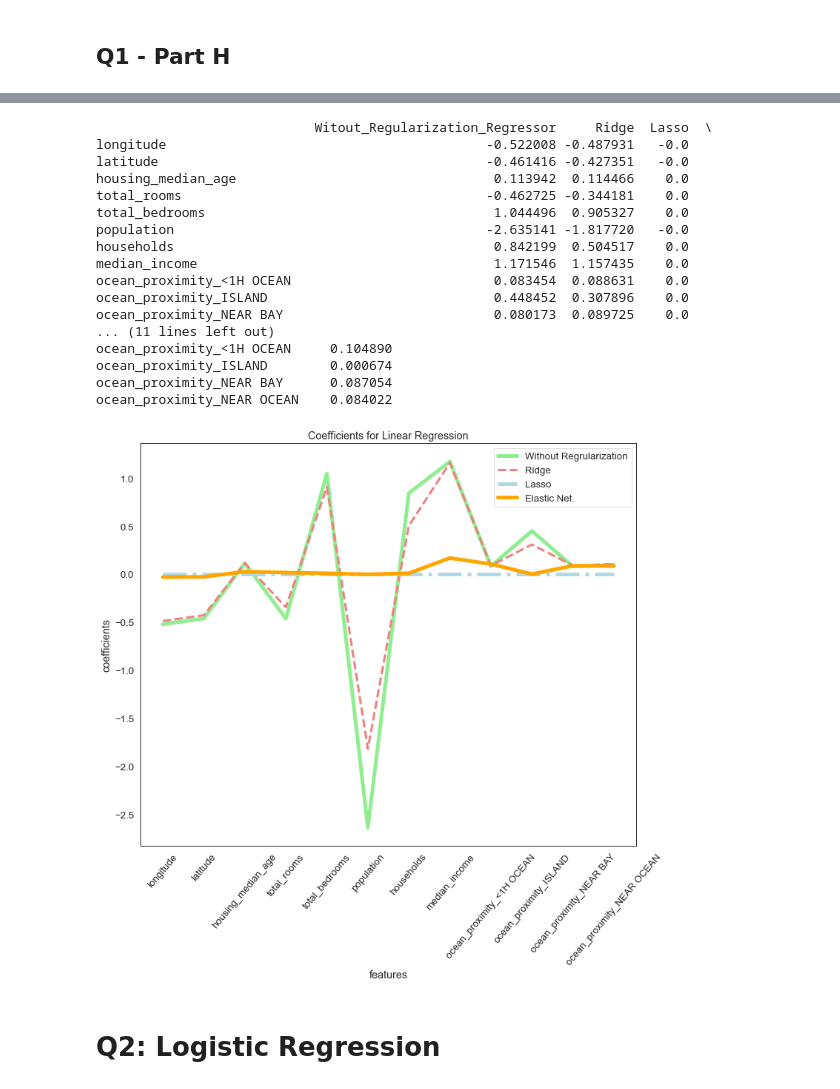
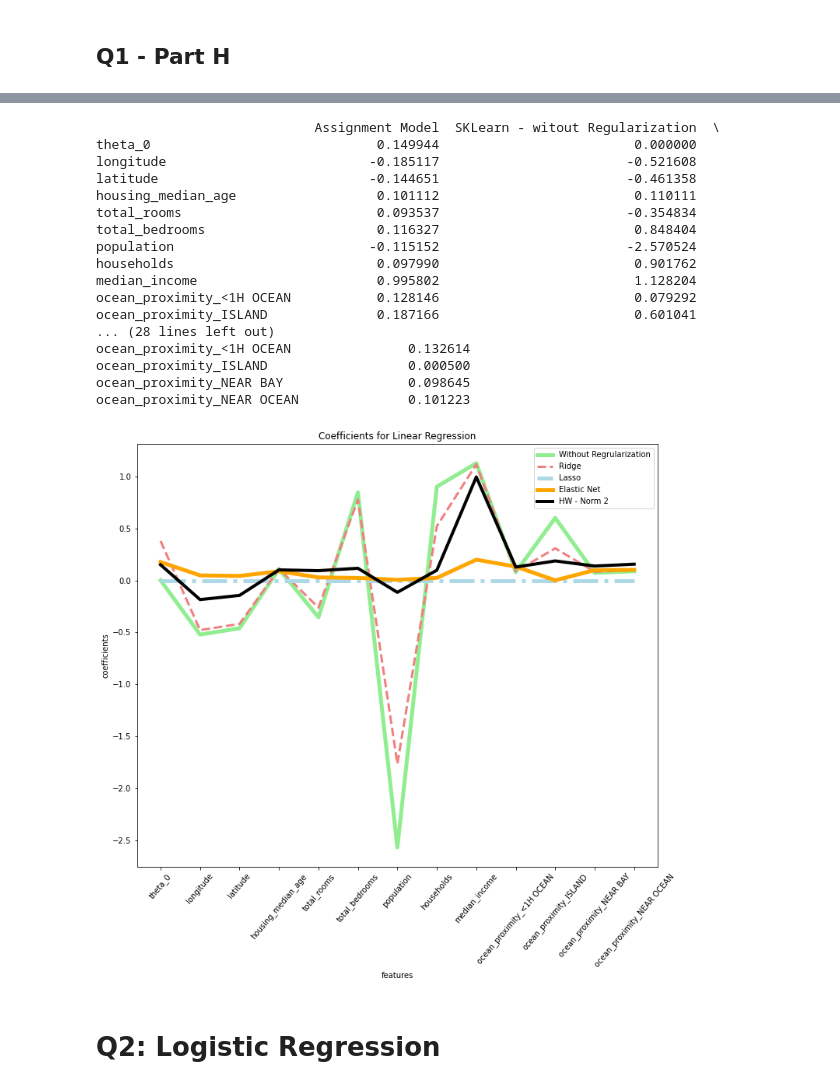
Before and after one commit to a-m-kyp/ML-HW, a Jupyter notebook: HW#2.ipynb, the cells around one changed output, grey strips where cells are left out. Saved outputs shown, nothing was run; the diff lists cells and outputs as text; code cells hidden in the pictures.

```diff
--- a/HW#2.ipynb
+++ b/HW#2.ipynb
@@ -439,7 +420,7 @@ for alpha in alpha_list:
     for regul_param in lambda_list:
         random_theta = np.random.rand(x_train.shape[1]) * 5 + 5 # random values between 5 and 10
         last_theta, theta_history, train_loss_history, validation_loss_history = fit_linear_regression(x_train, y_train, x_validation, y_validation, random_theta , alpha=alpha, regularization_parameter=regul_param)
-        plot_train_validation_loss(train_loss_history, validation_loss_history, alpha, regul_param)
+        plot_loss_train_validation(train_loss_history, validation_loss_history, alpha, regul_param)
         y_predict = linear_regression_predict(x_test, last_theta)
         mean_squared_error = calculate_mse(y_test, y_predict)
         alpha_lambda_coeff_loss_mse_df = alpha_lambda_coeff_loss_mse_df.append({"alpha": alpha, "lambda": regul_param, "coeffs": last_theta, "loss": validation_loss_history[-1], "mse": mean_squared_error}, ignore_index=True)
@@ -776,7 +628,7 @@ regressor_fit_coeffs = regressor_fit.coef_
 mse_list = []
 model_list = []
 for alpha in alpha_values:
-    ridge_regression = Ridge(alpha=alpha, fit_intercept=True, normalize=False, copy_X=True, tol=0.001, solver='auto', random_state=None)
+    ridge_regression = Ridge(alpha=alpha, fit_intercept=False, normalize=False, copy_X=True, tol=0.001, solver='auto', random_state=None)
     mse = cross_val_score(ridge_regression, x_train, y_train, scoring='neg_mean_squared_error', cv=10)
     mse_list.append(mse.mean())
 
@@ -784,7 +636,7 @@ print("mse_list:", mse_list)
 min_mse_index = np.argmin(mse_list)
 print("min_mse_index:", min_mse_index)
 
-best_ridge_model = Ridge(alpha=alpha_values[min_mse_index], fit_intercept=True, normalize=False, copy_X=True, tol=0.001, solver='auto', random_state=None)
+best_ridge_model = Ridge(alpha=alpha_values[min_mse_index], fit_intercept=False, normalize=False, copy_X=True, tol=0.001, solver='auto', random_state=None)
 best_ridge_model_fit = best_ridge_model.fit(x_train, y_train)
 best_ridge_coeffs = best_ridge_model_fit.coef_
 
@@ -799,7 +651,7 @@ print("alpha:", alpha_values[min_mse_index], "| mse:", mse_list[min_mse_index],
 
 mse_list = []
 for alpha in alpha_values:
-    lasso_regression = Lasso(alpha=alpha, fit_intercept=True, precompute=True, copy_X=True, tol=0.0001, selection='random')
+    lasso_regression = Lasso(alpha=alpha, fit_intercept=False, precompute=True, copy_X=True, tol=0.0001, selection='random')
     mse = cross_val_score(lasso_regression, x_train, y_train, scoring='neg_mean_squared_error', cv=5)
     mse_list.append(mse.mean())
 
@@ -807,9 +659,10 @@ print("mse_list:", mse_list)
 min_mse_index = np.argmin(mse_list)
 print("min_mse_index:", min_mse_index)
 
-best_lasso_regression_model = Lasso(alpha=alpha_values[min_mse_index], fit_intercept=True, normalize=True, precompute=True, copy_X=True, tol=0.0001, warm_start=False, random_state=None, selection='cyclic')
+best_lasso_regression_model = Lasso(alpha=alpha_values[min_mse_index], fit_intercept=False, normalize=True, precompute=True, copy_X=True, tol=0.0001, warm_start=False, random_state=None, selection='cyclic')
 best_lasso_regression_fit = best_lasso_regression_model.fit(x_train, y_train)
 best_lasso_coeffs = best_lasso_regression_fit.coef_
+
 print("Lasso Regression report:")
 print("alpha:", alpha_values[min_mse_index], "| mse:", mse_list[min_mse_index], "| coefficients:", best_lasso_coeffs)
 
@@ -823,14 +676,15 @@ print("alpha:", alpha_values[min_mse_index], "| mse:", mse_list[min_mse_index],
 mse_list = []
 for alpha in alpha_values:
     for ratio in l1_ratio:
-        elasticnet_regression = ElasticNet(alpha=alpha, l1_ratio=ratio, fit_intercept=True, normalize=False, precompute=False, copy_X=True, tol=0.0001, warm_start=False, positive=False, random_state=None, selection='cyclic')
+        elasticnet_regression = ElasticNet(alpha=alpha, l1_ratio=ratio, fit_intercept=False, normalize=False, precompute=False, copy_X=True)
         mse = cross_val_score(lasso_regression, x_train, y_train, scoring='neg_mean_absolute_error', cv=5)
         mse_list.append([mse.mean(), alpha, ratio])
 
 min_mse_index = np.argmin(mse_list[0])
-best_elasticnet_regression_model = ElasticNet(alpha=mse_list[min_mse_index][1], l1_ratio=mse_list[min_mse_index][2], fit_intercept=True, copy_X=True, tol=0.00001)
+best_elasticnet_regression_model = ElasticNet(alpha=mse_list[min_mse_index][1], l1_ratio=mse_list[min_mse_index][2], fit_intercept=False, copy_X=True, tol=0.0001)
 best_elasticnet_regression_fit = best_elasticnet_regression_model.fit(x_train, y_train)
 best_elasticnet_coeffs = best_elasticnet_regression_fit.coef_
+
 print("ElasticNet Regression report:")
 print("alpha:", mse_list[min_mse_index][1], "| l1_ratio:", mse_list[min_mse_index][2], "| mse:", mse_list[min_mse_index][0], "| coefficients:", best_elasticnet_coeffs)
 # %% [output]
@@ -856,47 +724,49 @@ array([-0., -0.,  0.,  0.,  0., -0.,  0.,  0.,  0.,  0.,  0.,  0.])
 # %%
 comparing_models = pd.DataFrame({
-    # 'my_model': best_coeffs,
-    'Witout_Regularization_Regressor': regressor_fit_coeffs[0],
-    'Ridge': best_ridge_coeffs[0],
-    'Lasso': best_lasso_coeffs,
-    'ElasticNet': best_elasticnet_coeffs}, index=feature_columns)
+    'Assignment Model': coeffs,
+    'SKLearn - witout Regularization': regressor_fit_coeffs[0],
+    'SKLearn - Ridge': best_ridge_coeffs[0],
+    'SKLearn - Lasso': best_lasso_coeffs,
+    'SKLearn - ElasticNet': best_elasticnet_coeffs}, index=feature_columns)
 
 # Highlighting coefficient estimates with value '0'
 comparing_models.style.background_gradient(cmap='coolwarm')
 print(comparing_models)
 
 len_of_feature_columns = len(feature_columns)
 plt.figure(figsize=(12,10))
 # plt.plot(range(len(feature_columns)),comparing_models[''], label='my_model')
-plt.plot(range(len_of_feature_columns),comparing_models['Witout_Regularization_Regressor'], label='Without Regrularization', color='lightgreen', linewidth=5)
-plt.plot(range(len_of_feature_columns),comparing_models['Ridge'], label='Ridge', color='lightcoral', linestyle='--', linewidth=3)
-plt.plot(range(len_of_feature_columns),comparing_models['Lasso'], label='Lasso', color='lightblue', linestyle='dashdot', linewidth=5)
-plt.plot(range(len_of_feature_columns),comparing_models['ElasticNet'], label='Elastic Net', color='orange', linewidth=5)
+
+plt.plot(range(len_of_feature_columns),comparing_models['SKLearn - witout Regularization'], label='Without Regrularization', color='lightgreen', linewidth=5)
+plt.plot(range(len_of_feature_columns),comparing_models['SKLearn - Ridge'], label='Ridge', color='lightcoral', linestyle='--', linewidth=3)
+plt.plot(range(len_of_feature_columns),comparing_models['SKLearn - Lasso'], label='Lasso', color='lightblue', linestyle='dashdot', linewidth=5)
+plt.plot(range(len_of_feature_columns),comparing_models['SKLearn - ElasticNet'], label='Elastic Net', color='orange', linewidth=5)
+plt.plot(range(len_of_feature_columns),comparing_models['Assignment Model'], label='HW - Norm 2', color='black', linestyle='-', linewidth=4)
 plt.xticks(range(len(feature_columns)),feature_columns,rotation=50)
 plt.title("Coefficients for Linear Regression")
-plt.ylabel("coefficients")
-plt.xlabel("features")
+plt.ylabel("Coefficients")
+plt.xlabel("Features")
 plt.legend()
 plt.show()
 # %% [output]
-                            Witout_Regularization_Regressor     Ridge  Lasso  \
-longitude                                         -0.522008 -0.487931   -0.0
-latitude                                          -0.461416 -0.427351   -0.0
-housing_median_age                                 0.113942  0.114466    0.0
-total_rooms                                       -0.462725 -0.344181    0.0
-total_bedrooms                                     1.044496  0.905327    0.0
-population                                        -2.635141 -1.817720   -0.0
-households                                         0.842199  0.504517    0.0
-median_income                                      1.171546  1.157435    0.0
-ocean_proximity_<1H OCEAN                          0.083454  0.088631    0.0
-ocean_proximity_ISLAND                             0.448452  0.307896    0.0
-ocean_proximity_NEAR BAY                           0.080173  0.089725    0.0
-... (11 lines left out)
-ocean_proximity_<1H OCEAN     0.104890
-ocean_proximity_ISLAND        0.000674
-ocean_proximity_NEAR BAY      0.087054
-ocean_proximity_NEAR OCEAN    0.084022
+                            Assignment Model  SKLearn - witout Regularization  \
+theta_0                             0.149944                         0.000000
+longitude                          -0.185117                        -0.521608
+latitude                           -0.144651                        -0.461358
+housing_median_age                  0.101112                         0.110111
+total_rooms                         0.093537                        -0.354834
+total_bedrooms                      0.116327                         0.848404
+population                         -0.115152                        -2.570524
+households                          0.097990                         0.901762
+median_income                       0.995802                         1.128204
+ocean_proximity_<1H OCEAN           0.128146                         0.079292
+ocean_proximity_ISLAND              0.187166                         0.601041
+... (28 lines left out)
+ocean_proximity_<1H OCEAN               0.132614
+ocean_proximity_ISLAND                  0.000500
+ocean_proximity_NEAR BAY                0.098645
+ocean_proximity_NEAR OCEAN              0.101223
-[figure, old version]
+[figure, new version]
 # %% [markdown]
 # Q2: Logistic Regression
 # %%
```
Also changed, not shown: parts of 18 cells of this notebook.
